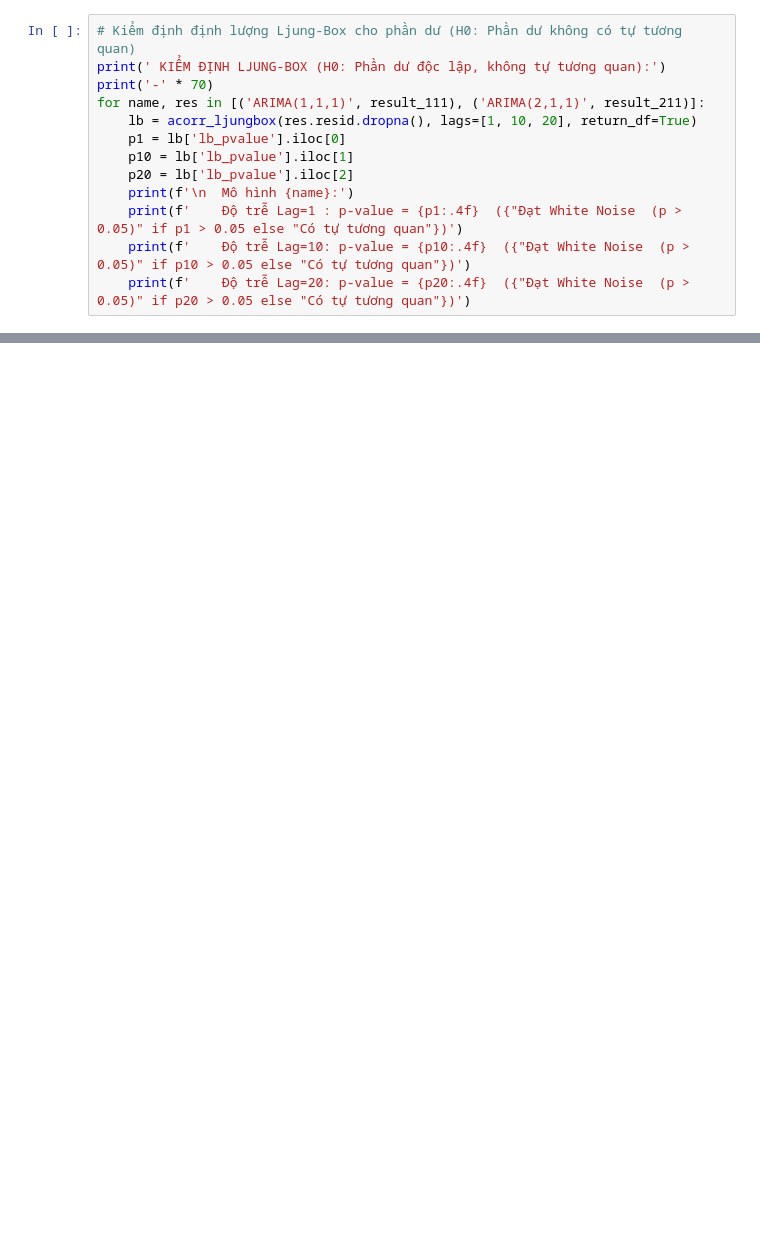
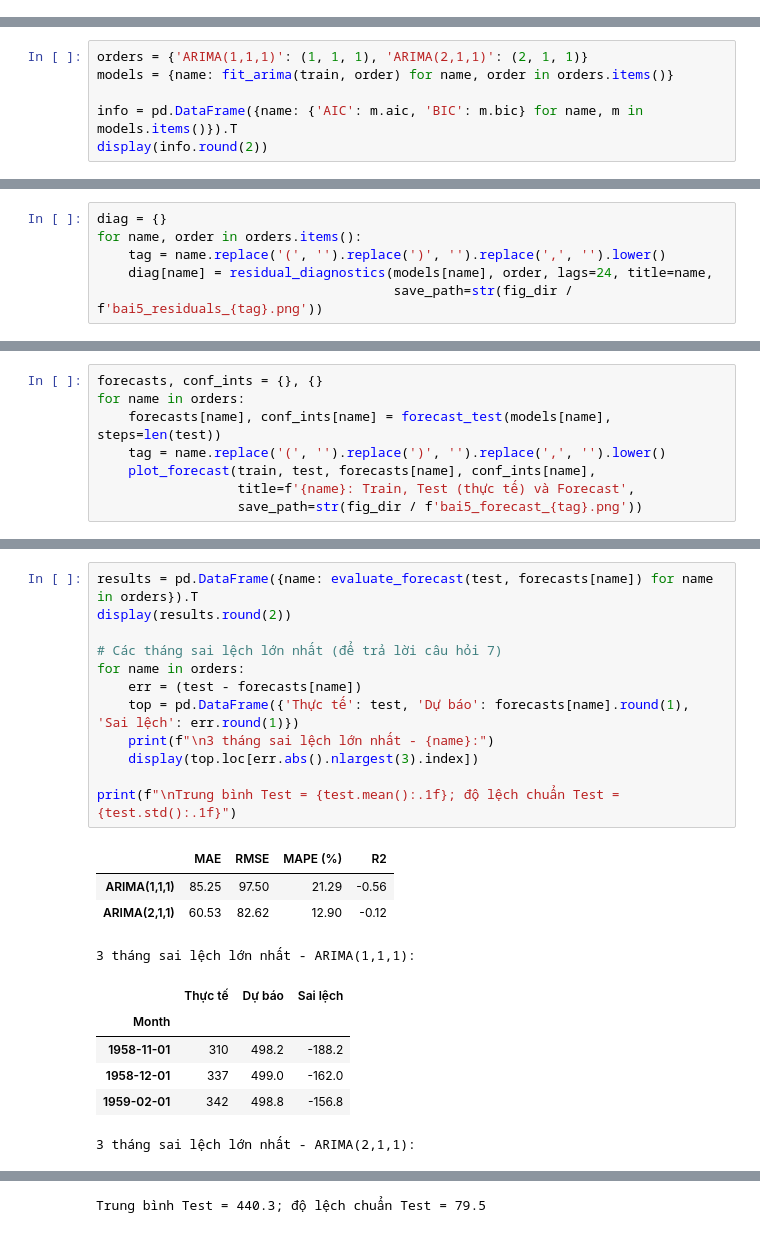
Before and after one commit to OrangkillEmily/Lab_TimeSeries, a Jupyter notebook: notebooks/lab02/bai5_ARIMA.ipynb, the cells around one changed output, grey strips where cells are left out. Cells and saved outputs as stored; diff of their text form; blank space fills up the shorter version.

```diff
--- a/notebooks/lab02/bai5_ARIMA.ipynb
+++ b/notebooks/lab02/bai5_ARIMA.ipynb
@@ -254,13 +0,0 @@ plot_residuals(result_211, 'ARIMA(2,1,1)')
-# %%
-# Kiểm định định lượng Ljung-Box cho phần dư (H0: Phần dư không có tự tương quan)
-print(' KIỂM ĐỊNH LJUNG-BOX (H0: Phần dư độc lập, không tự tương quan):')
-print('-' * 70)
-for name, res in [('ARIMA(1,1,1)', result_111), ('ARIMA(2,1,1)', result_211)]:
-    lb = acorr_ljungbox(res.resid.dropna(), lags=[1, 10, 20], return_df=True)
-    p1 = lb['lb_pvalue'].iloc[0]
-    p10 = lb['lb_pvalue'].iloc[1]
-    p20 = lb['lb_pvalue'].iloc[2]
-    print(f'\n  Mô hình {name}:')
-    print(f'    Độ trễ Lag=1 : p-value = {p1:.4f}  ({"Đạt White Noise  (p > 0.05)" if p1 > 0.05 else "Có tự tương quan"})')
-    print(f'    Độ trễ Lag=10: p-value = {p10:.4f}  ({"Đạt White Noise  (p > 0.05)" if p10 > 0.05 else "Có tự tương quan"})')
-    print(f'    Độ trễ Lag=20: p-value = {p20:.4f}  ({"Đạt White Noise  (p > 0.05)" if p20 > 0.05 else "Có tự tương quan"})')
@@ -534,0 +67,6 @@ Diễn giải:
+# %%
+orders = {'ARIMA(1,1,1)': (1, 1, 1), 'ARIMA(2,1,1)': (2, 1, 1)}
+models = {name: fit_arima(train, order) for name, order in orders.items()}
+
+info = pd.DataFrame({name: {'AIC': m.aic, 'BIC': m.bic} for name, m in models.items()}).T
+display(info.round(2))
@@ -534,0 +94,6 @@ Diễn giải:
+# %%
+diag = {}
+for name, order in orders.items():
+    tag = name.replace('(', '').replace(')', '').replace(',', '').lower()
+    diag[name] = residual_diagnostics(models[name], order, lags=24, title=name,
+                                      save_path=str(fig_dir / f'bai5_residuals_{tag}.png'))
@@ -534,0 +122,8 @@ Diễn giải:
+# %%
+forecasts, conf_ints = {}, {}
+for name in orders:
+    forecasts[name], conf_ints[name] = forecast_test(models[name], steps=len(test))
+    tag = name.replace('(', '').replace(')', '').replace(',', '').lower()
+    plot_forecast(train, test, forecasts[name], conf_ints[name],
+                  title=f'{name}: Train, Test (thực tế) và Forecast',
+                  save_path=str(fig_dir / f'bai5_forecast_{tag}.png'))
@@ -534,0 +141,23 @@ Diễn giải:
+# %%
+results = pd.DataFrame({name: evaluate_forecast(test, forecasts[name]) for name in orders}).T
+display(results.round(2))
+
+# Các tháng sai lệch lớn nhất (để trả lời câu hỏi 7)
+for name in orders:
+    err = (test - forecasts[name])
+    top = pd.DataFrame({'Thực tế': test, 'Dự báo': forecasts[name].round(1), 'Sai lệch': err.round(1)})
+    print(f"\n3 tháng sai lệch lớn nhất - {name}:")
+    display(top.loc[err.abs().nlargest(3).index])
+
+print(f"\nTrung bình Test = {test.mean():.1f}; độ lệch chuẩn Test = {test.std():.1f}")
+# %% [output]
+|  | MAE | RMSE | MAPE (%) | R2 |
+| ARIMA(1,1,1) | 85.25 | 97.50 | 21.29 | -0.56 |
+| ARIMA(2,1,1) | 60.53 | 82.62 | 12.90 | -0.12 |
+3 tháng sai lệch lớn nhất - ARIMA(1,1,1):
+|  | Thực tế | Dự báo | Sai lệch |
+| Month |  |  |  |
+| 1958-11-01 | 310 | 498.2 | -188.2 |
+| 1958-12-01 | 337 | 499.0 | -162.0 |
+| 1959-02-01 | 342 | 498.8 | -156.8 |
+3 tháng sai lệch lớn nhất - ARIMA(2,1,1):
@@ -534,0 +169 @@ Diễn giải:
+Trung bình Test = 440.3; độ lệch chuẩn Test = 79.5
```
Also changed, not shown: parts of 48 cells of this notebook.
